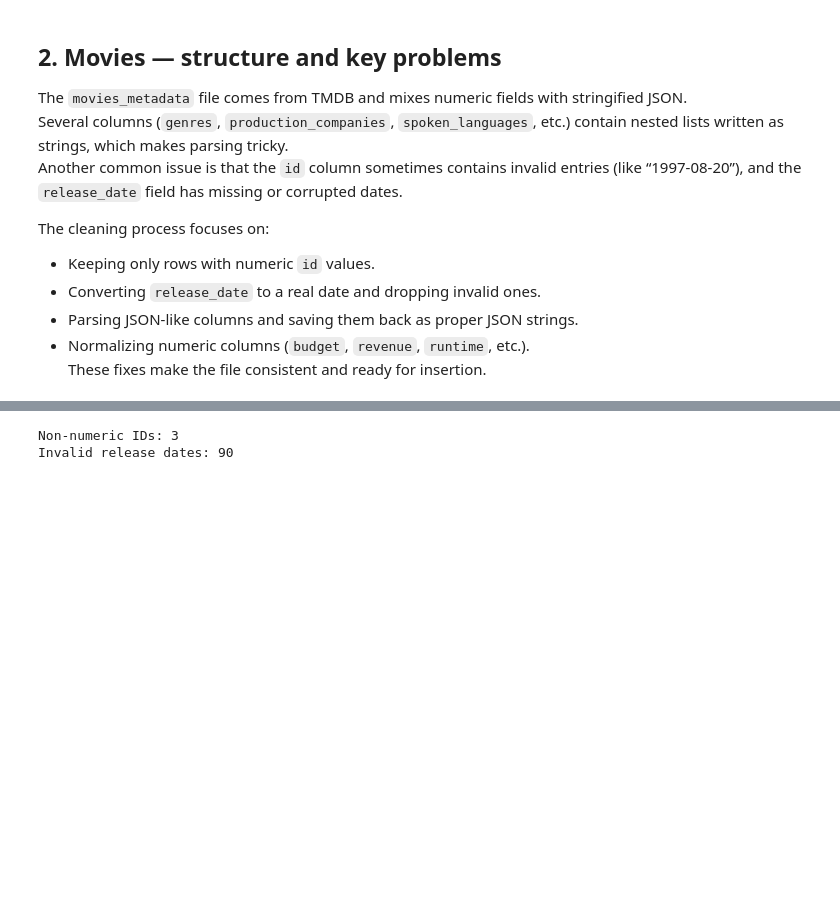
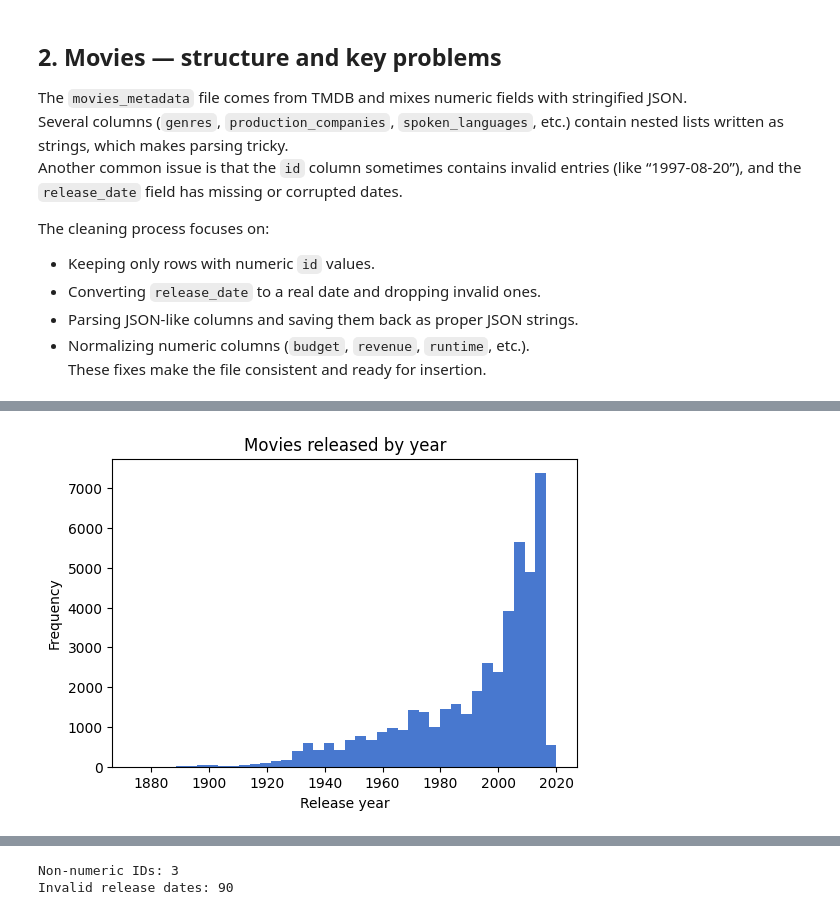
Before and after one commit to liangjizhu/ex3_VeryLargeDatabases, a Jupyter notebook: app/eda_movies.ipynb, the cells around one changed output, grey strips where cells are left out. Saved outputs shown, nothing was run; the diff lists cells and outputs as text; code cells hidden in the pictures; blank space fills up the shorter version.

```diff
--- a/app/eda_movies.ipynb
+++ b/app/eda_movies.ipynb
@@ -59,0 +167,11 @@ Raw shape: (45466, 24)
+# %%
+# Distribution by year
+movies["release_date"] = pd.to_datetime(movies["release_date"], errors="coerce")
+movies["year"] = movies["release_date"].dt.year
+movies["year"].dropna().astype(int).plot.hist(bins=40, figsize=(6,4))
+plt.title("Movies released by year")
+plt.xlabel("Release year")
+plt.ylabel("Frequency")
+plt.show()
+# %% [output]
+[figure, added]
```
Also changed, not shown: parts of 98 cells of this notebook, 6 other files.
